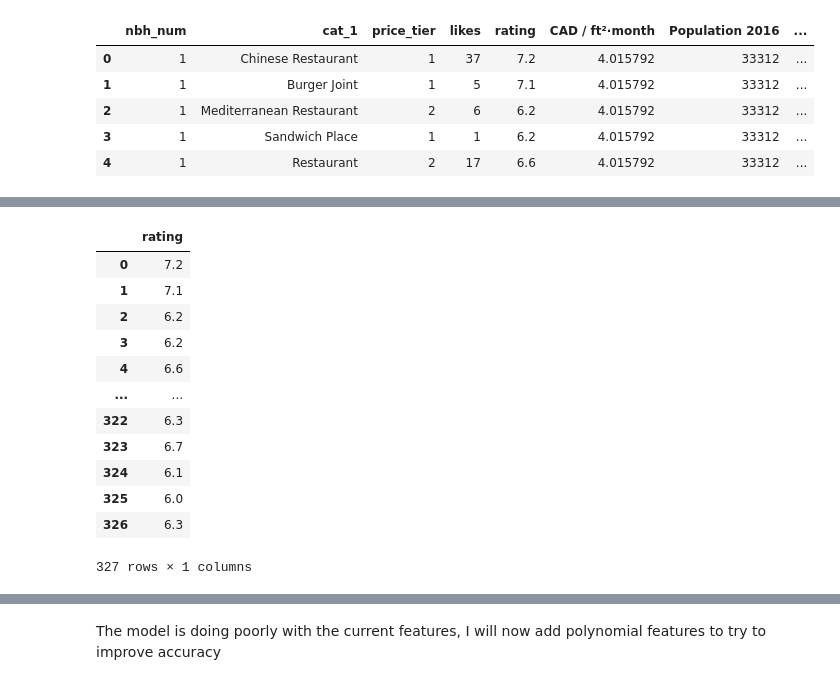
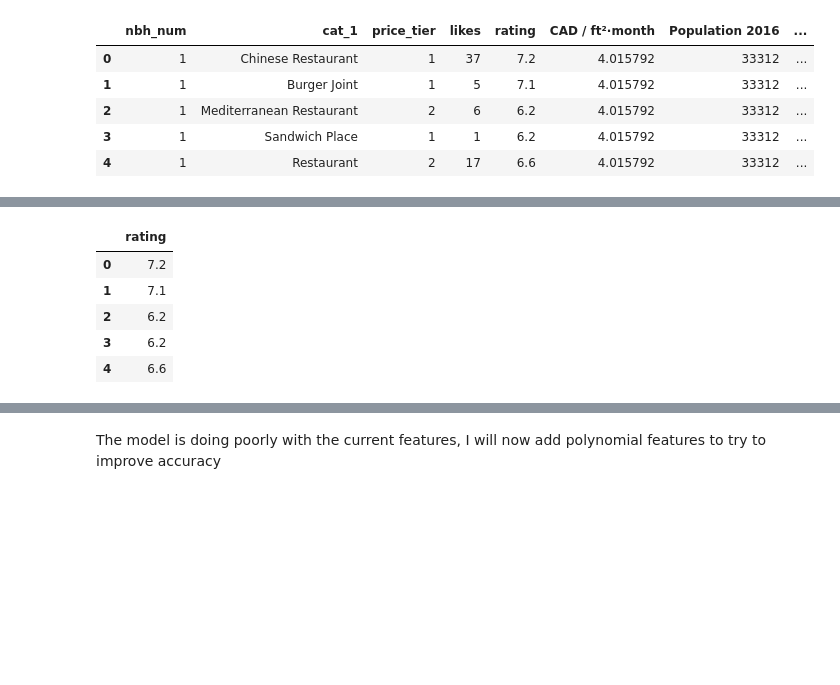
Before and after one commit to pagutierreza/Applied-Data-Science-Capstone, a Jupyter notebook: Week 2/Regression Model.ipynb, the cells around one changed output, grey strips where cells are left out. Cells and saved outputs as stored; diff of their text form; code cells hidden in the pictures; blank space fills up the shorter version.

```diff
--- a/Week 2/Regression Model.ipynb
+++ b/Week 2/Regression Model.ipynb
@@ -54,18 +51,11 @@ X
 # %%
 Y = df.rating.to_frame(name = 'rating')
-Y
+Y.head()
 # %% [output]
 |  | rating |
 | 0 | 7.2 |
 | 1 | 7.1 |
 | 2 | 6.2 |
 | 3 | 6.2 |
 | 4 | 6.6 |
-| ... | ... |
-| 322 | 6.3 |
-| 323 | 6.7 |
-| 324 | 6.1 |
-| 325 | 6.0 |
-| 326 | 6.3 |
-327 rows × 1 columns
 # %%
```
Also changed, not shown: parts of 55 cells of this notebook.
